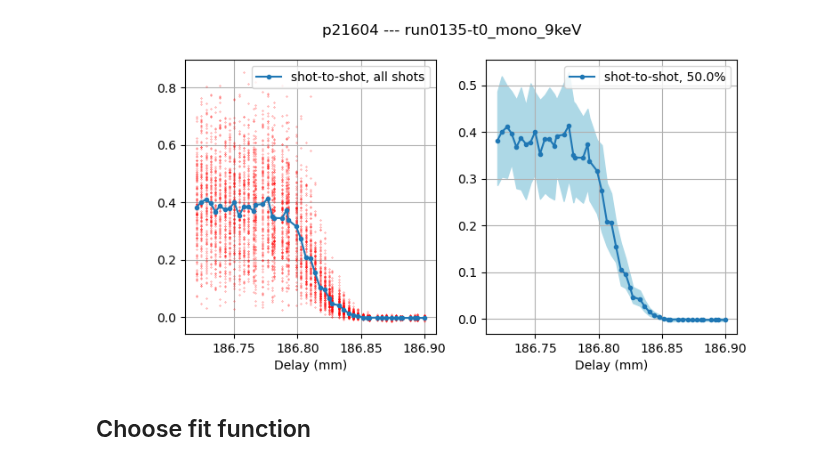
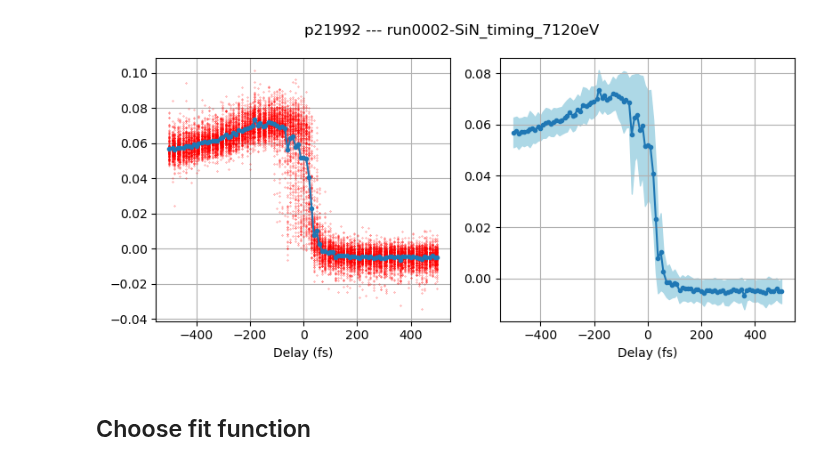
Before and after one commit to paulscherrerinstitute/alvra_beamline_scripts, a Jupyter notebook: YAG_scans_noTT.ipynb, the cells around one changed output. Drawn from its saved outputs; the diff is of its cells as text; code cells hidden in the pictures.

```diff
--- a/YAG_scans_noTT.ipynb
+++ b/YAG_scans_noTT.ipynb
@@ -23,6 +21,6 @@ warnings.filterwarnings('ignore')
 # %%
-pgroup='p21604'
-runnumber = 135
+pgroup='p21992'
+runnumber = 2
 print ('run: {:04d}'.format(runnumber))
 
 #############################################################
@@ -74,0 +34,7 @@ Processed 49 out of 49 files
+# %%
+detector_Izero = channel_Izero122
+quantile = 0.8
+
+reducedir= '/sf/alvra/data/{}/work/Reduced_data/Reduced_YAG/'.format(pgroup)
+saveflag = True
+Delay_fs, Pump_probe_all, Pump_probe_avg, Pump_probe_avg_err = YAG_scanPP_noTT(reducedir, saveflag, detector_Izero, jsonfile, quantile)
@@ -75,28 +59,31 @@ Processed 49 out of 49 files
 # %%
-plt.figure(figsize = (8,4))
-plt.suptitle(titlestring)
+fig, (ax1, ax2) = plt.subplots(1, 2, figsize=(8, 4))
+fig.suptitle(titlestring)
+pp = Pump_probe_avg
+err_pp_low = pp-Pump_probe_avg_err
+err_pp_high = pp+Pump_probe_avg_err
 
-plt.subplot(121)
-for i in range(len(Delay_mm)):
-    xe = Delay_mm[i]
-    ye = Pump_probe_all[i,:]
-    plt.plot([xe] * len(ye), ye, 'r.', ms=.5, alpha=0.8)
-plt.plot(Delay_mm, pp, label='shot-to-shot, all shots', marker='.')
-plt.xlabel("Delay (mm)")
-plt.legend(loc="best")
-#plt.ylim(-0.04, 0.08)
-plt.grid()
+from sfdata import SFScanInfo
+scan = SFScanInfo(jsonfile)
+units = scan.parameters['units'][0]
 
-plt.subplot(122)
-plt.plot(Delay_mm, pp, label='shot-to-shot, {}%'.format(quantile_band*100), marker='.')
-plt.fill_between(np.squeeze(Delay_mm), err_pp_low, err_pp_high, color='lightblue')
-plt.xlabel("Delay (mm)")
-plt.legend(loc="best")
-plt.grid()
+for i in range(len(Delay_fs)):
+    xe = Delay_fs[i]
+    ye =Pump_probe_all[i]
+    ax1.plot([xe] * len(ye), ye, 'r.', ms=.5, alpha=0.8)
+ax1.plot(Delay_fs, pp, label='shot-to-shot, filter {}'.format(quantile), marker='.')
+ax1.set_xlabel("Delay ({})".format(units))
+#ax1.legend(loc="best")
+ax1.grid()
 
-plt.show()
+ax2.plot(Delay_fs, pp, label='shot-to-shot, {}%'.format(quantile*100), marker='.')
+ax2.fill_between(np.squeeze(Delay_fs), err_pp_low, err_pp_high, color='lightblue')
+ax2.set_xlabel("Delay ({})".format(units))
+ax2.grid()
+
+fig.tight_layout()
 # %% [output]
-[figure, old version]
+[figure, new version]
 # %% [markdown]
 ## Choose fit function
 # %%
```
Also changed, not shown: parts of 19 cells of this notebook, 2 other files.
